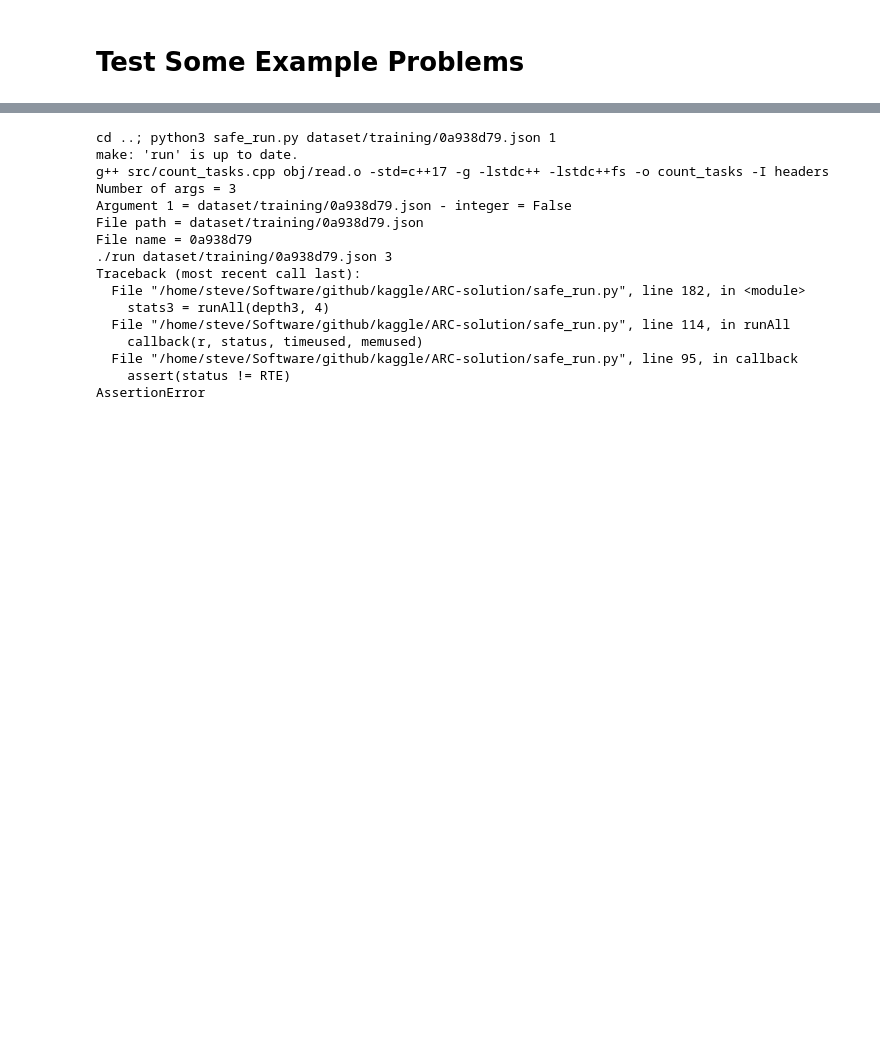
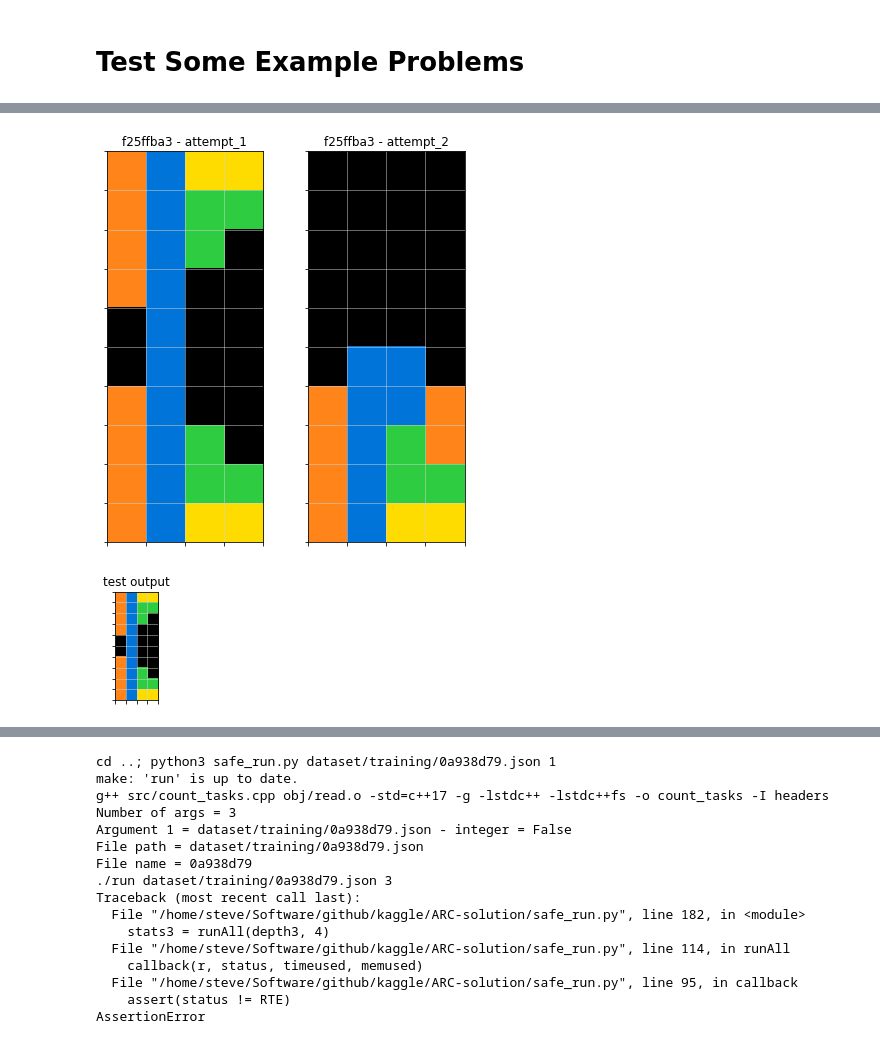
Before and after one commit to LisburnLad/ARC-solution, a Jupyter notebook: notebooks/examine icecuber solution.ipynb, the cells around one changed output, grey strips where cells are left out. Cells and saved outputs as stored; diff of their text form; code cells hidden in the pictures; blank space fills up the shorter version.

```diff
--- a/notebooks/examine icecuber solution.ipynb
+++ b/notebooks/examine icecuber solution.ipynb
@@ -205,0 +280,7 @@ Result: Fail
+# %%
+translate_submission('old_submission.csv')
+show_attempts( train_id )
+show_test_output( data )
+# %% [output]
+[figure, added]
+[figure, added]
```
Also changed, not shown: parts of 15 cells of this notebook, 5 other files.
